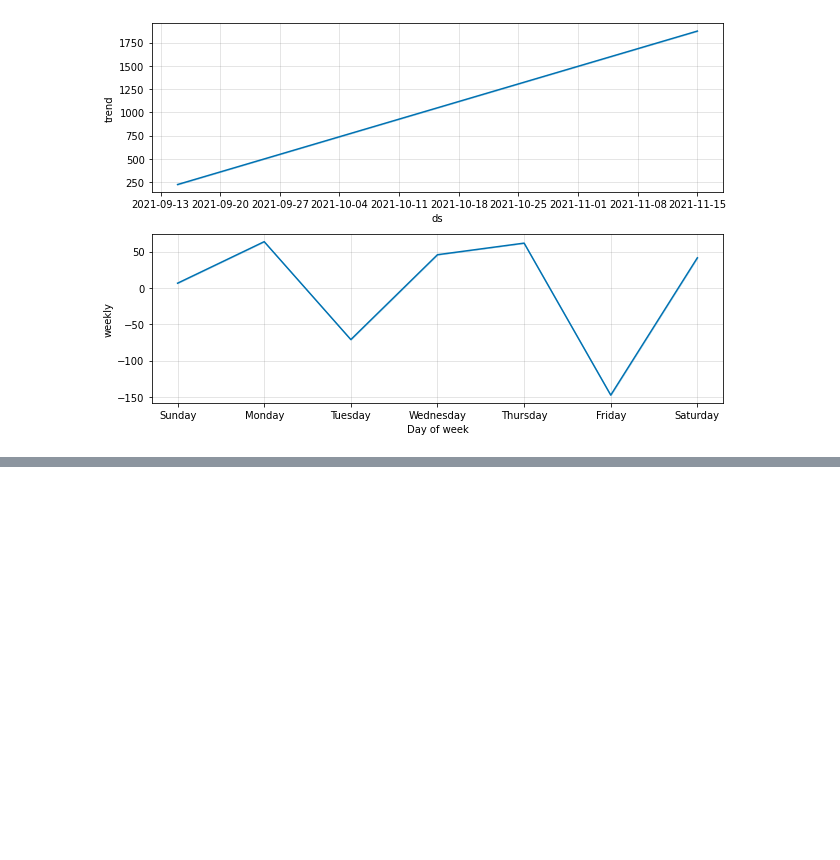
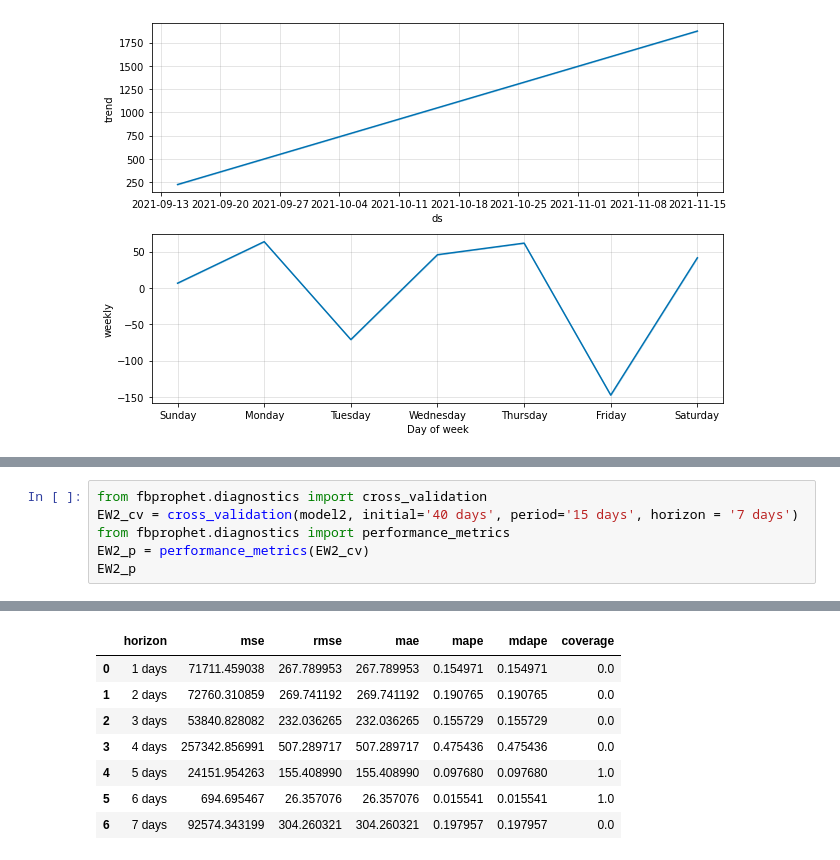
Before and after one commit to Muhammad-Hozefa-Haider/airlift_case_study, a Jupyter notebook: Airlift_Case_Study.ipynb, the cells around one changed output, grey strips where cells are left out. Drawn from its saved outputs; the diff is of its cells as text; blank space fills up the shorter version.

```diff
--- a/Airlift_Case_Study.ipynb
+++ b/Airlift_Case_Study.ipynb
@@ -154,0 +176,7 @@ plot_plotly(model2, forecast2)
+# %%
+from fbprophet.diagnostics import cross_validation
+EW2_cv = cross_validation(model2, initial='40 days', period='15 days', horizon = '7 days')
+from fbprophet.diagnostics import performance_metrics
+EW2_p = performance_metrics(EW2_cv)
+EW2_p
+# %% [output]
@@ -155,3 +184,11 @@ plot_plotly(model2, forecast2)
+|  | horizon | mse | rmse | mae | mape | mdape | coverage |
+| 0 | 1 days | 71711.459038 | 267.789953 | 267.789953 | 0.154971 | 0.154971 | 0.0 |
+| 1 | 2 days | 72760.310859 | 269.741192 | 269.741192 | 0.190765 | 0.190765 | 0.0 |
+| 2 | 3 days | 53840.828082 | 232.036265 | 232.036265 | 0.155729 | 0.155729 | 0.0 |
+| 3 | 4 days | 257342.856991 | 507.289717 | 507.289717 | 0.475436 | 0.475436 | 0.0 |
+| 4 | 5 days | 24151.954263 | 155.408990 | 155.408990 | 0.097680 | 0.097680 | 1.0 |
+| 5 | 6 days | 694.695467 | 26.357076 | 26.357076 | 0.015541 | 0.015541 | 1.0 |
+| 6 | 7 days | 92574.343199 | 304.260321 | 304.260321 | 0.197957 | 0.197957 | 0.0 |
 # %%
 metric_EW1 = forecast.set_index('ds')[['yhat']].join(EW1.set_index('ds').y).reset_index()
 metric_EW1.dropna(inplace=True)
```
Also changed, not shown: parts of 12 cells of this notebook.
